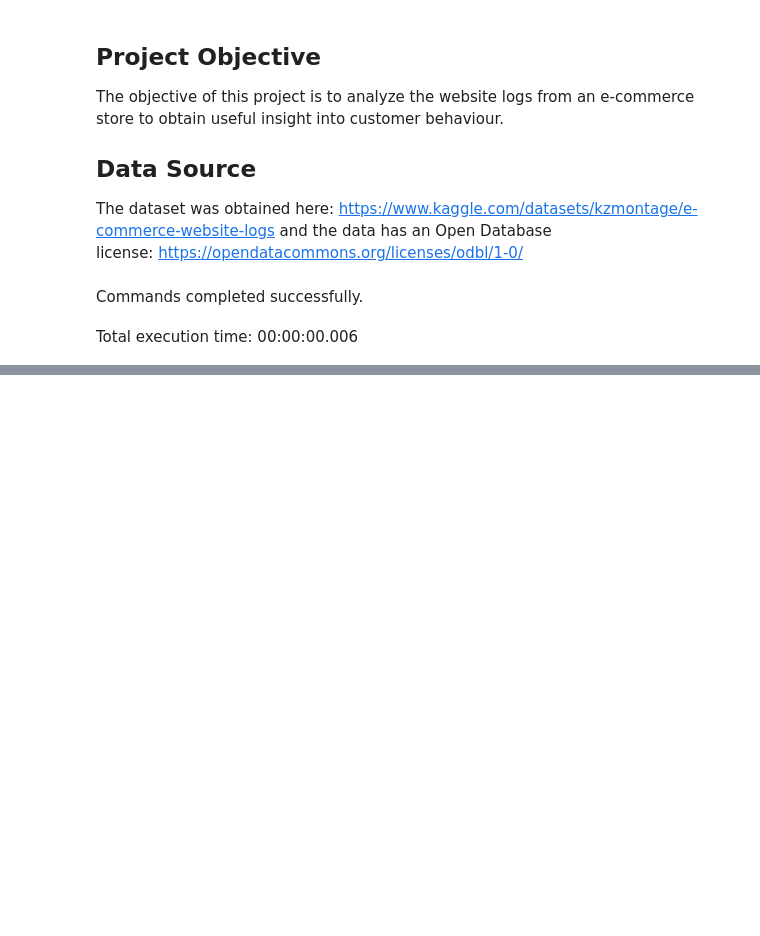
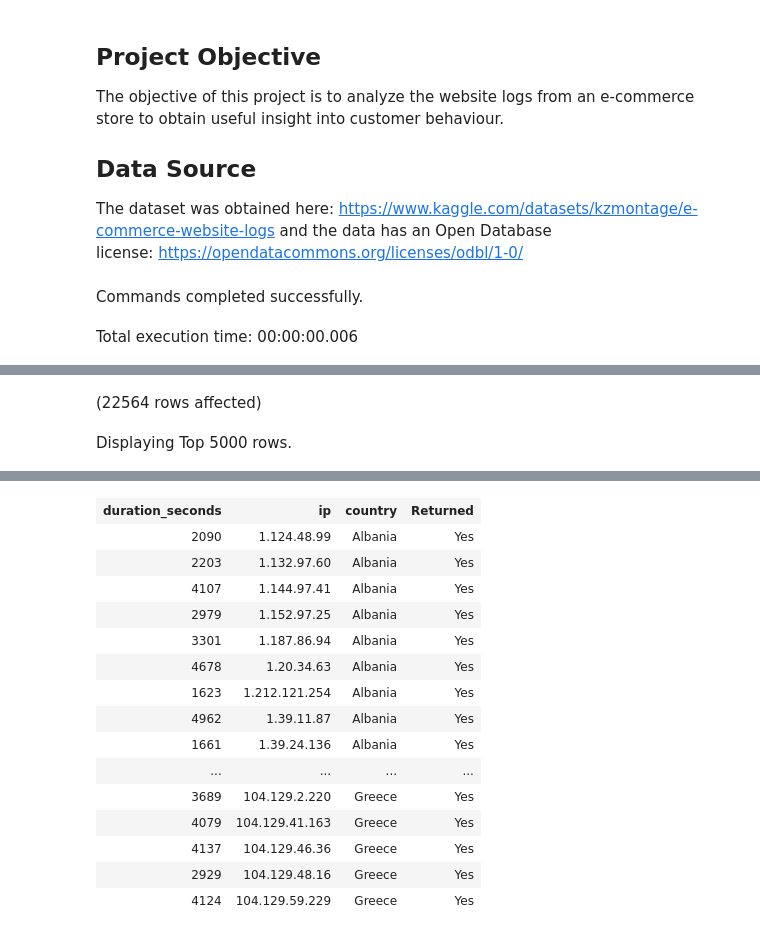
Before and after one commit to grahamgreene88/E-commerce-logs, a Jupyter notebook: ecommerce_logs_notebook.ipynb, the cells around one changed output, grey strips where cells are left out. Drawn from its saved outputs; the diff is of its cells as text; code cells hidden in the pictures; blank space fills up the shorter version.

```diff
--- a/ecommerce_logs_notebook.ipynb
+++ b/ecommerce_logs_notebook.ipynb
@@ -16,0 +206,7 @@ Total execution time: 00:00:00.006
+# %%
+SELECT duration_seconds, ip, country, Returned
+FROM logs
+WHERE Returned = 'Yes';
+# %% [output]
+(22564 rows affected)
+Displaying Top 5000 rows.
@@ -16,0 +214,16 @@ Total execution time: 00:00:00.006
+| duration_seconds | ip | country | Returned |
+| 2090 | 1.124.48.99 | Albania | Yes |
+| 2203 | 1.132.97.60 | Albania | Yes |
+| 4107 | 1.144.97.41 | Albania | Yes |
+| 2979 | 1.152.97.25 | Albania | Yes |
+| 3301 | 1.187.86.94 | Albania | Yes |
+| 4678 | 1.20.34.63 | Albania | Yes |
+| 1623 | 1.212.121.254 | Albania | Yes |
+| 4962 | 1.39.11.87 | Albania | Yes |
+| 1661 | 1.39.24.136 | Albania | Yes |
+| ... | ... | ... | ... |
+| 3689 | 104.129.2.220 | Greece | Yes |
+| 4079 | 104.129.41.163 | Greece | Yes |
+| 4137 | 104.129.46.36 | Greece | Yes |
+| 2929 | 104.129.48.16 | Greece | Yes |
+| 4124 | 104.129.59.229 | Greece | Yes |
```
Also changed, not shown: parts of 10 cells of this notebook.
